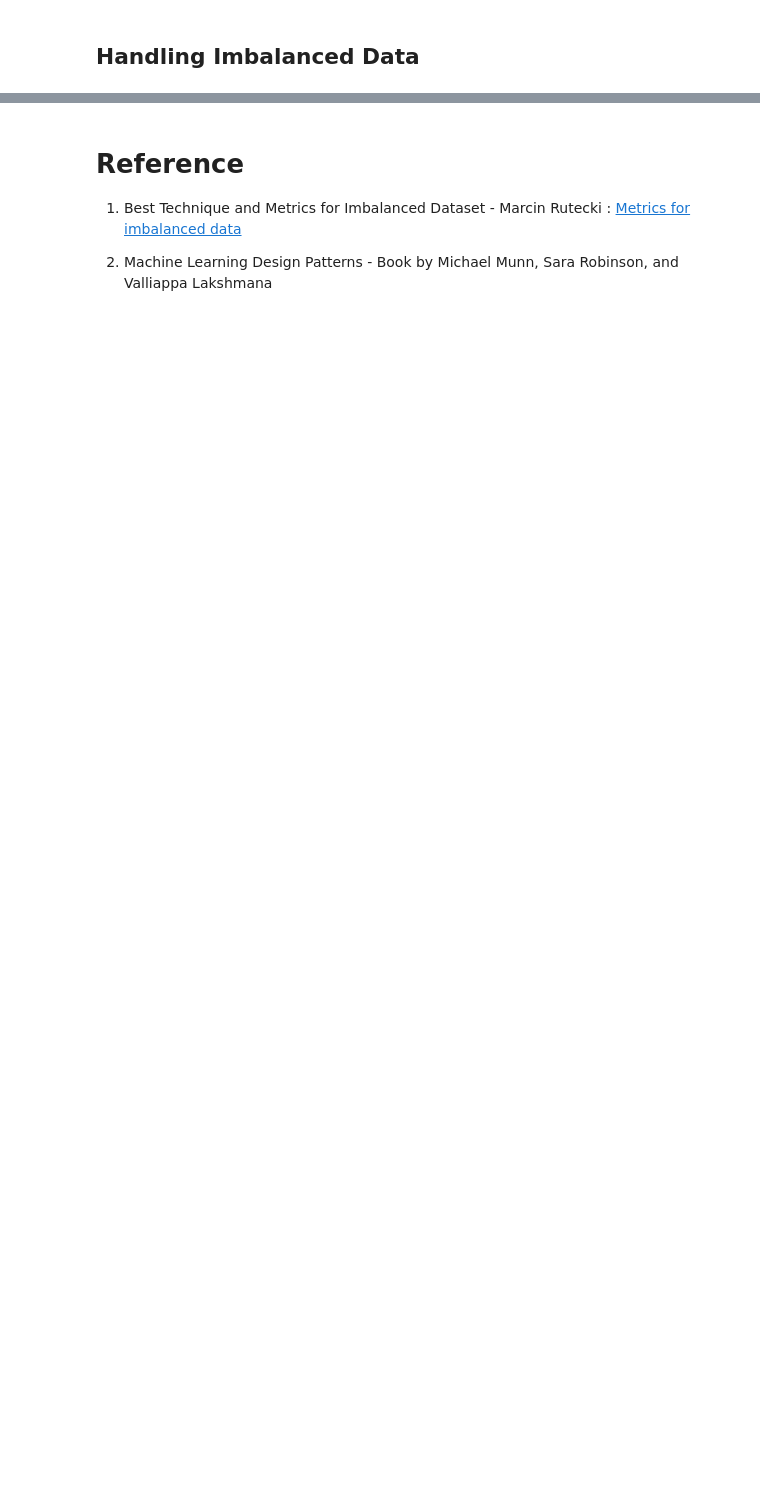
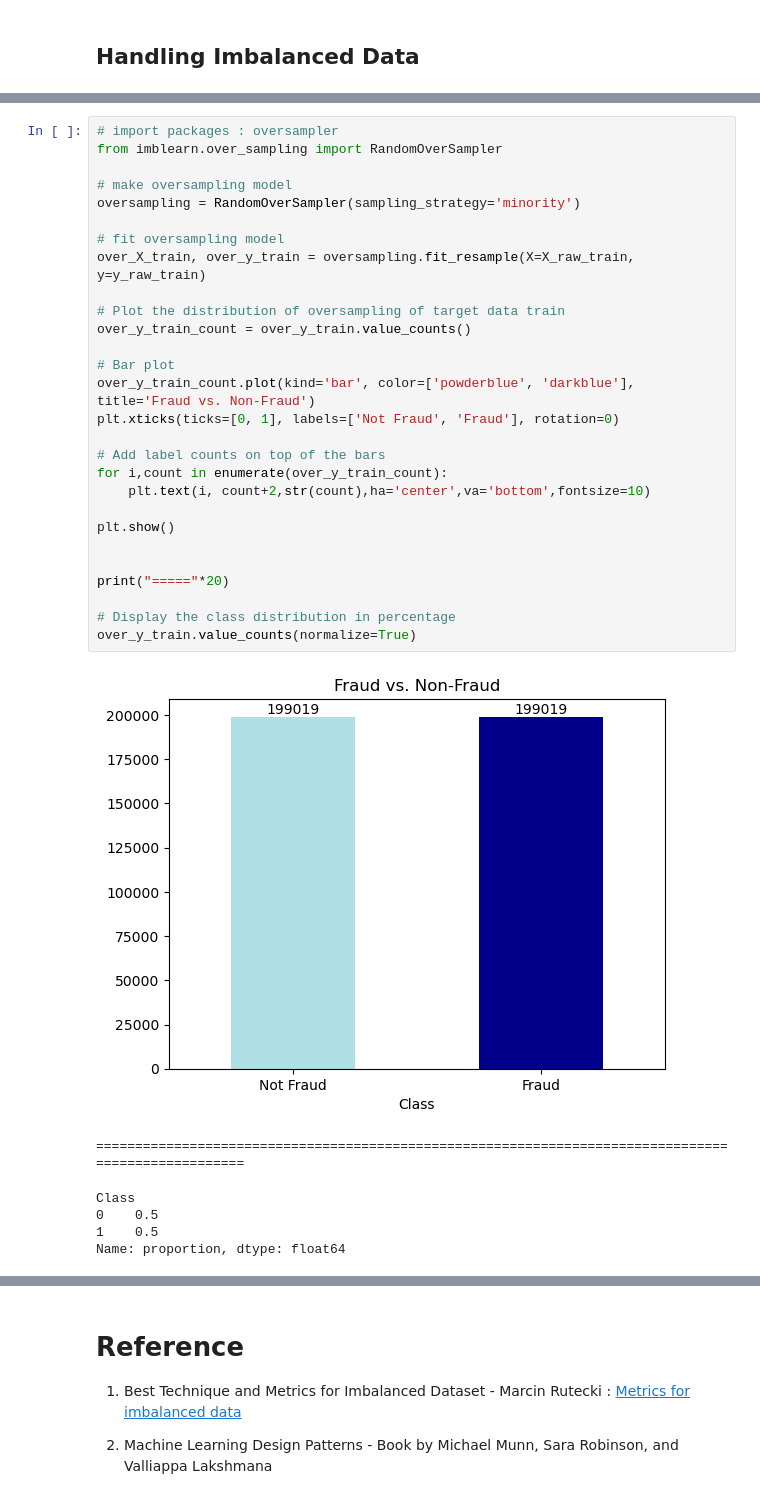
Before and after one commit to adisetiawannn/datascience_python, a Jupyter notebook: data_science_with_python/data_preprocessing/class_imbalance.ipynb, the cells around one changed output, grey strips where cells are left out. Drawn from its saved outputs; the diff is of its cells as text; blank space fills up the shorter version.

```diff
--- a/data_science_with_python/data_preprocessing/class_imbalance.ipynb
+++ b/data_science_with_python/data_preprocessing/class_imbalance.ipynb
@@ -251,0 +310,35 @@ weighted avg       0.92      0.92      0.92       296
+# %%
+# import packages : oversampler
+from imblearn.over_sampling import RandomOverSampler
+
+# make oversampling model
+oversampling = RandomOverSampler(sampling_strategy='minority')
+
+# fit oversampling model
+over_X_train, over_y_train = oversampling.fit_resample(X=X_raw_train, y=y_raw_train)
+
+# Plot the distribution of oversampling of target data train
+over_y_train_count = over_y_train.value_counts()
+
+# Bar plot
+over_y_train_count.plot(kind='bar', color=['powderblue', 'darkblue'], title='Fraud vs. Non-Fraud')
+plt.xticks(ticks=[0, 1], labels=['Not Fraud', 'Fraud'], rotation=0)
+
+# Add label counts on top of the bars
+for i,count in enumerate(over_y_train_count):
+    plt.text(i, count+2,str(count),ha='center',va='bottom',fontsize=10)
+
+plt.show()
+
+
+print("====="*20)
+
+# Display the class distribution in percentage
+over_y_train.value_counts(normalize=True)
+# %% [output]
+[figure, added]
+====================================================================================================
+Class
+0    0.5
+1    0.5
+Name: proportion, dtype: float64
```
Also changed, not shown: parts of 25 cells of this notebook.
